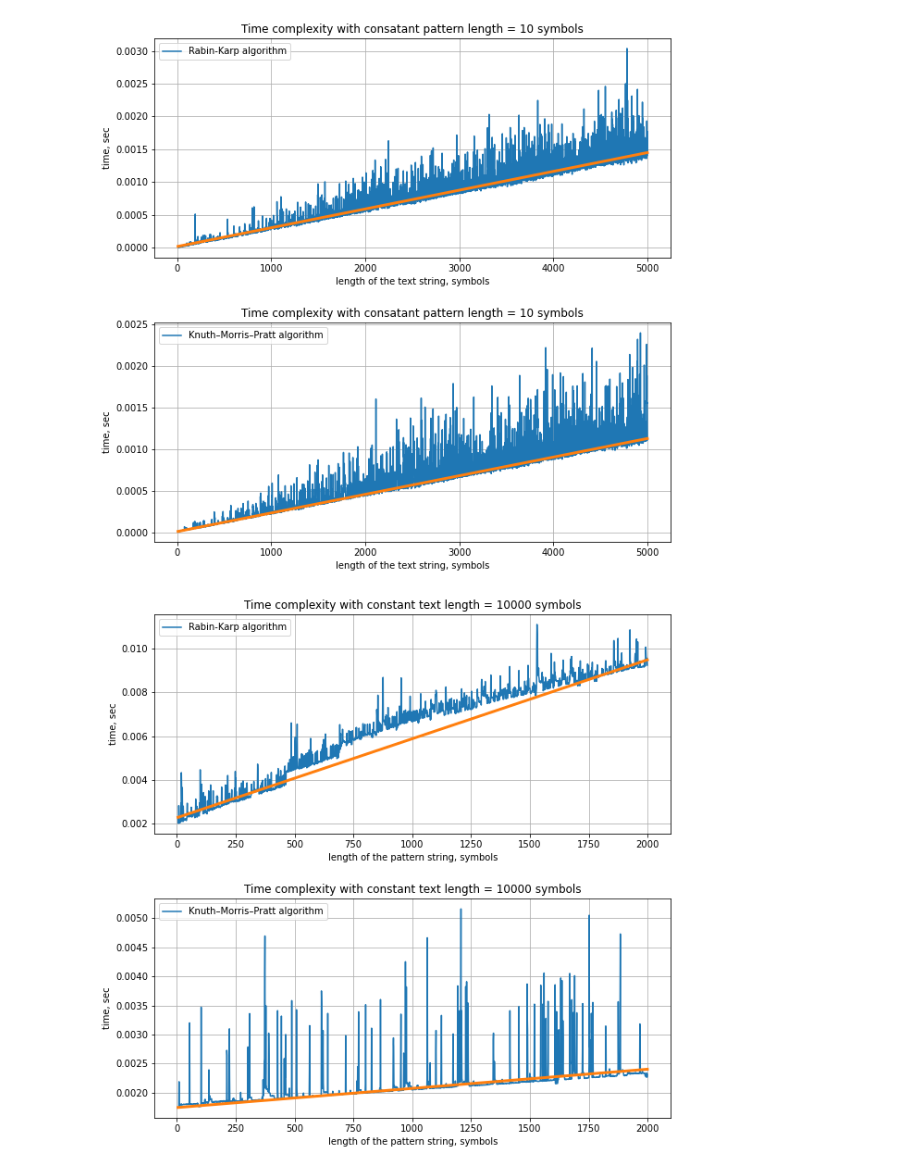
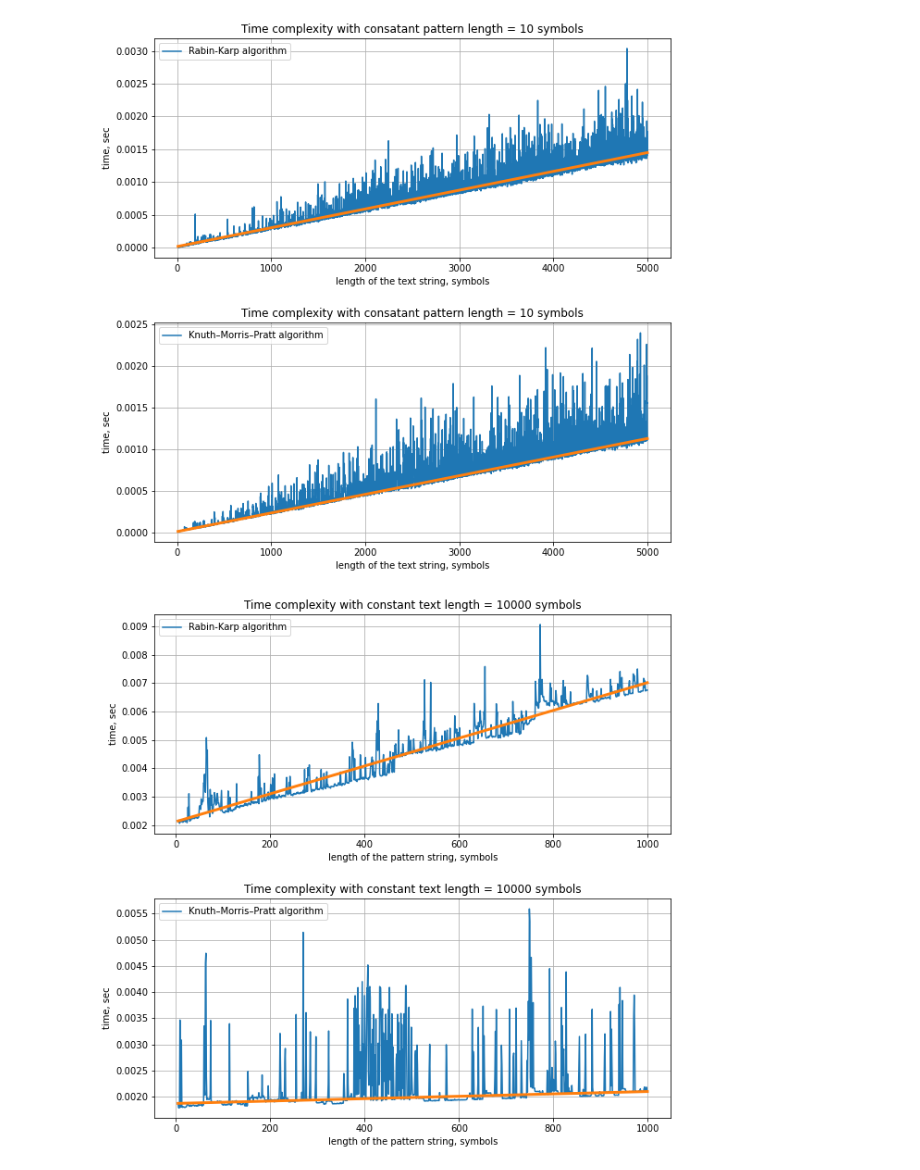
Before and after one commit to belpablo/Algorithms-21, a Jupyter notebook: Lab_8/Lab_8_redo.ipynb, the cells around one changed output. Saved outputs shown, nothing was run; the diff lists cells and outputs as text; code cells hidden in the pictures.

```diff
--- a/Lab_8/Lab_8_redo.ipynb
+++ b/Lab_8/Lab_8_redo.ipynb
@@ -227,7 +227,7 @@ def substring_gen(search_str, len_str):
 
 
 text_size = 10000
-min_num, max_num  = 5, 2000
+min_num, max_num  = 5, 1000
 
 fig = plt.subplots(2, 1, figsize = (10, 10))
 plt.subplots_adjust(wspace = 0.3, hspace = 0.3)
@@ -248,31 +248,31 @@ for func_name in func_dict.keys():
 
                 start_time = tpc()
                 func_dict[func_name](text, pattern)
                 stop_time = tpc()
 
                 time_arr_curr.append(stop_time - start_time)
 
             time_arr.append(np.mean(time_arr_curr))
 
     plt.subplot(2, 1, np.where([tmp == func_name for tmp in func_dict.keys()])[0][0] + 1)
     x = [num for num in range(min_num, max_num)]
     plt.plot(x, time_arr, label = func_name)
 
     # If theoretical time complexity for some f(...) is O(g(n)) =>
     # => have to search constant in equation: f(n) = f(0) + C * g(n) =>
     # => We can find C for any fixed n_i: C = (f(n_i) - f(0))/g(n_i) in such a way
     # to show similar trends in theoretical and experimental time
 
     n_i = int(0.9 * len(time_arr))
     C = (time_arr[n_i] - time_arr[0])/compl_dict[func_name](n_i)
 
     y = [time_arr[0] + C * compl_dict[func_name](i) for i in x]
     plt.plot(x, y,  linewidth = 3.0)
 
     plt.title('Time complexity with constant text length = {} symbols'.format(text_size))
     plt.xlabel('length of the pattern string, symbols')
     plt.ylabel('time, sec')
     plt.legend()
     plt.grid()
 # %% [output]
-[figure, old version]
+[figure, new version]
```
Also changed, not shown: parts of 1 cell of this notebook.
